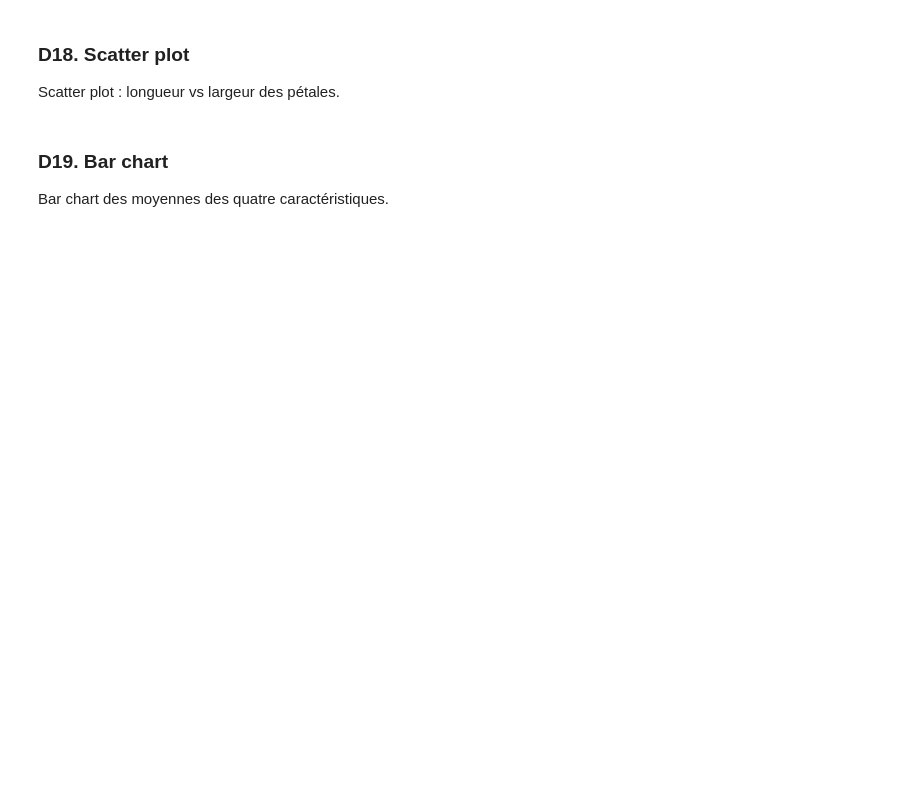
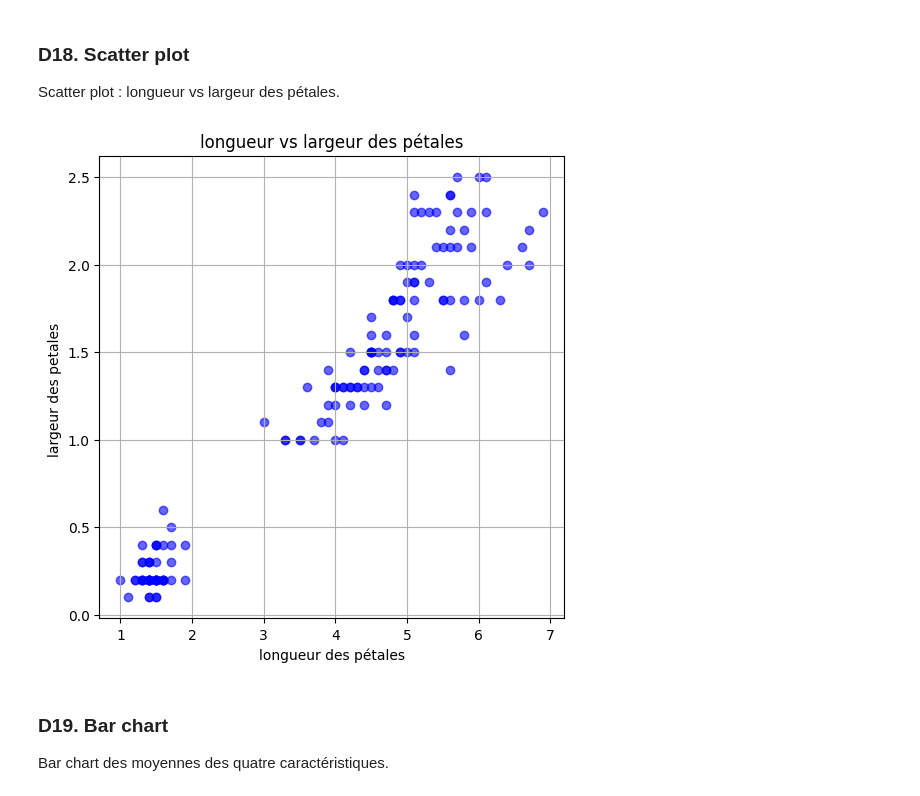
Before and after one commit to USMS-FPK-IA-GI-2025/controle-01-numpy-and-matplotlib-iris-salmaelfadili2010, a Jupyter notebook: notebooks/controle_numpy_matplotlib.ipynb, the cells around one changed output. Cells and saved outputs as stored; diff of their text form; code cells hidden in the pictures; blank space fills up the shorter version.

```diff
--- a/notebooks/controle_numpy_matplotlib.ipynb
+++ b/notebooks/controle_numpy_matplotlib.ipynb
@@ -135,3 +249,16 @@ Scatter plot : longueur vs largeur des pétales.
+# %%
+# Votre code ici
+petal_length=features[:,2]
+petal_width=features[:,3]
+plt.figure(figsize=(6,6))
+plt.scatter(petal_length,petal_width,c='blue',alpha=0.6)
+plt.title('longueur vs largeur des pétales')
+plt.xlabel("longueur des pétales")
+plt.ylabel("largeur des petales ")
+plt.grid(True)
+plt.show()
+# %% [output]
+[figure, added]
 # %% [markdown]
 ### D19. Bar chart
 Bar chart des moyennes des quatre caractéristiques.
```
Also changed, not shown: parts of 49 cells of this notebook.
